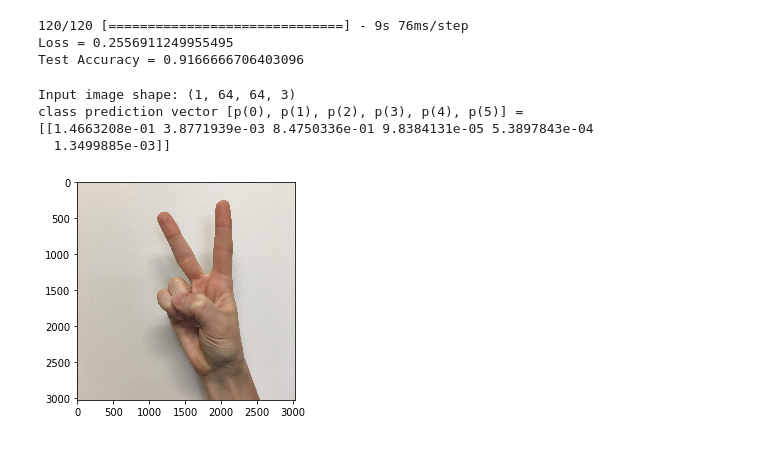
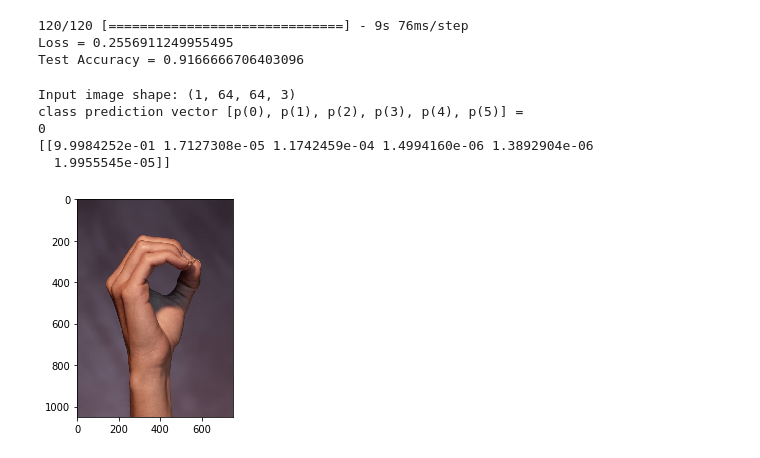
Before and after one commit to manankshastri/resnets-signs, a Jupyter notebook: Untitled.ipynb, the cells around one changed output. Drawn from its saved outputs; the diff is of its cells as text; code cells hidden in the pictures.

```diff
--- a/Untitled.ipynb
+++ b/Untitled.ipynb
@@ -238,19 +248,21 @@ print ("Test Accuracy = " + str(preds[1]))
 Loss = 0.2556911249955495
 Test Accuracy = 0.9166666706403096
 # %%
-img_path = 'images/my_image.jpg'
+img_path = 'images/z.jpg'
 img = image.load_img(img_path, target_size=(64, 64))
 x = image.img_to_array(img)
 x = np.expand_dims(x, axis=0)
 x = preprocess_input(x)
 print('Input image shape:', x.shape)
 my_image = imageio.imread(img_path)
 imshow(my_image)
 print("class prediction vector [p(0), p(1), p(2), p(3), p(4), p(5)] = ")
+print(np.argmax(model.predict(x)))
 print(model.predict(x))
 # %% [output]
 Input image shape: (1, 64, 64, 3)
 class prediction vector [p(0), p(1), p(2), p(3), p(4), p(5)] =
-[[1.4663208e-01 3.8771939e-03 8.4750336e-01 9.8384131e-05 5.3897843e-04
-  1.3499885e-03]]
+0
+[[9.9984252e-01 1.7127308e-05 1.1742459e-04 1.4994160e-06 1.3892904e-06
+  1.9955545e-05]]
-[figure, old version]
+[figure, new version]
```
Also changed, not shown: parts of 4 cells of this notebook, 12 other files.
